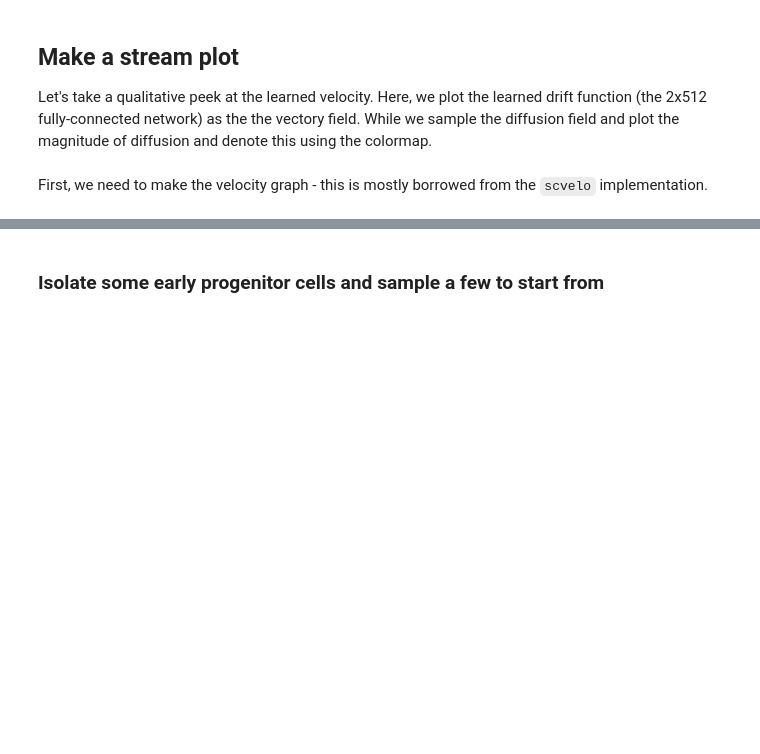
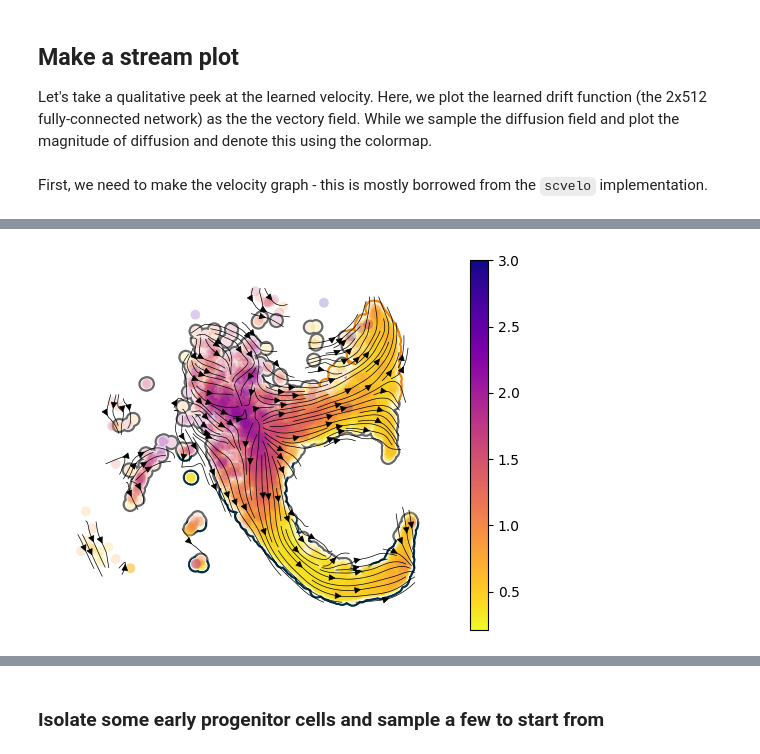
Before and after one commit to scDiffEq/scDiffEq, a Jupyter notebook: docs/source/_analyses/quickstart.ipynb, the cells around one changed output, grey strips where cells are left out. Cells and saved outputs as stored; diff of their text form; code cells hidden in the pictures; blank space fills up the shorter version.

```diff
--- a/docs/source/_analyses/quickstart.ipynb
+++ b/docs/source/_analyses/quickstart.ipynb
@@ -169,3 +183,16 @@ sdq.pl.velocity_stream(model.adata, c="diffusion")
+# %%
+import cellplots
+
+cmap = {
+    "Undifferentiated": "dimgrey", #"#f0efeb",
+    "Neutrophil": "#023047",
+    "Monocyte": "#F08700",
+}
+
+axes = cellplots.umap_manifold(model.adata, groupby="Cell type annotation", c_background=cmap)
+sdq.pl.velocity_stream(model.adata, c = "diffusion", ax=axes[0], scatter_kwargs={"vmax": 3})
+# %% [output]
+[figure, added]
 # %% [markdown]
 ## Sample and visualize trajectories
 
```
Also changed, not shown: parts of 40 cells of this notebook, 12 other files.
